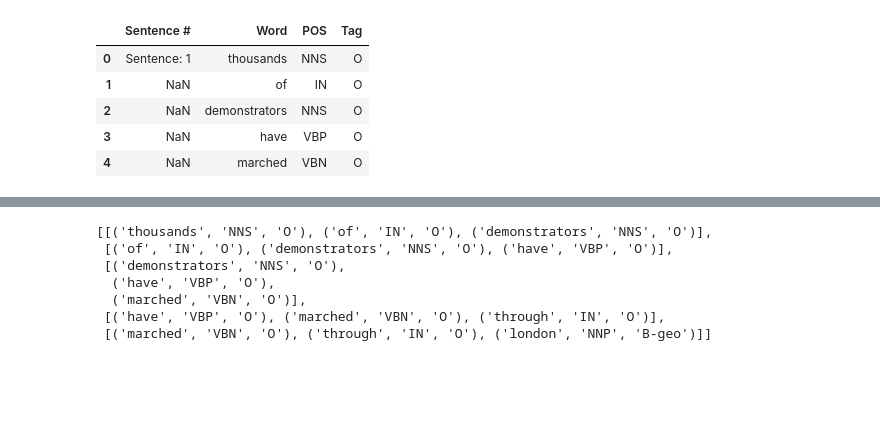
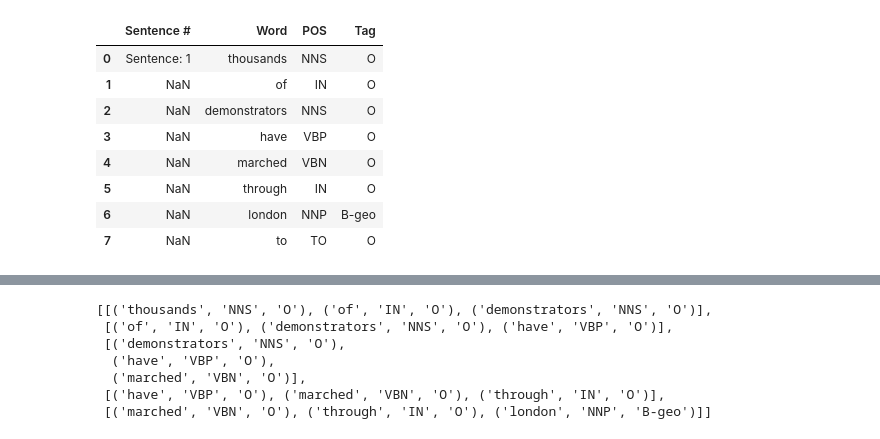
Before and after one commit to anthonynolan/ner, a Jupyter notebook: NER Tagger.ipynb, the cells around one changed output, grey strips where cells are left out. Drawn from its saved outputs; the diff is of its cells as text; code cells hidden in the pictures; blank space fills up the shorter version.

```diff
--- a/NER Tagger.ipynb
+++ b/NER Tagger.ipynb
@@ -10,14 +10,17 @@ import matplotlib.pyplot as plt
 # %%
 train = pd.read_csv('data/ner_dataset.csv')
 train['Word'] = train['Word'].map(str.lower)
-train.head()
+train.head(8)
 # %% [output]
 |  | Sentence # | Word | POS | Tag |
 | 0 | Sentence: 1 | thousands | NNS | O |
 | 1 | NaN | of | IN | O |
 | 2 | NaN | demonstrators | NNS | O |
 | 3 | NaN | have | VBP | O |
 | 4 | NaN | marched | VBN | O |
+| 5 | NaN | through | IN | O |
+| 6 | NaN | london | NNP | B-geo |
+| 7 | NaN | to | TO | O |
 # %%
 with open('data/penn_trebank.txt', 'tr') as f:
     content = f.readlines()
```
Also changed, not shown: parts of 34 cells of this notebook, 1 other file.
